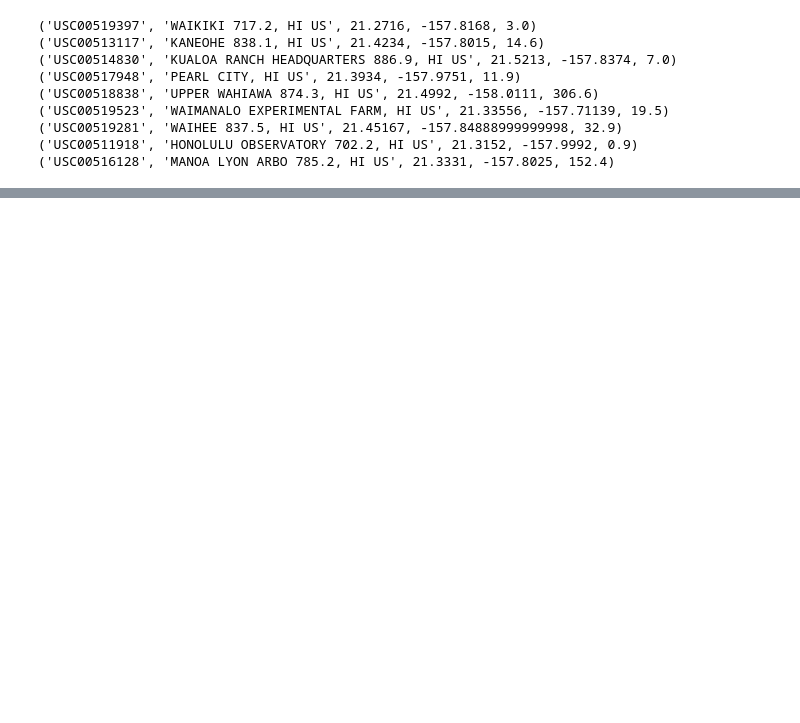
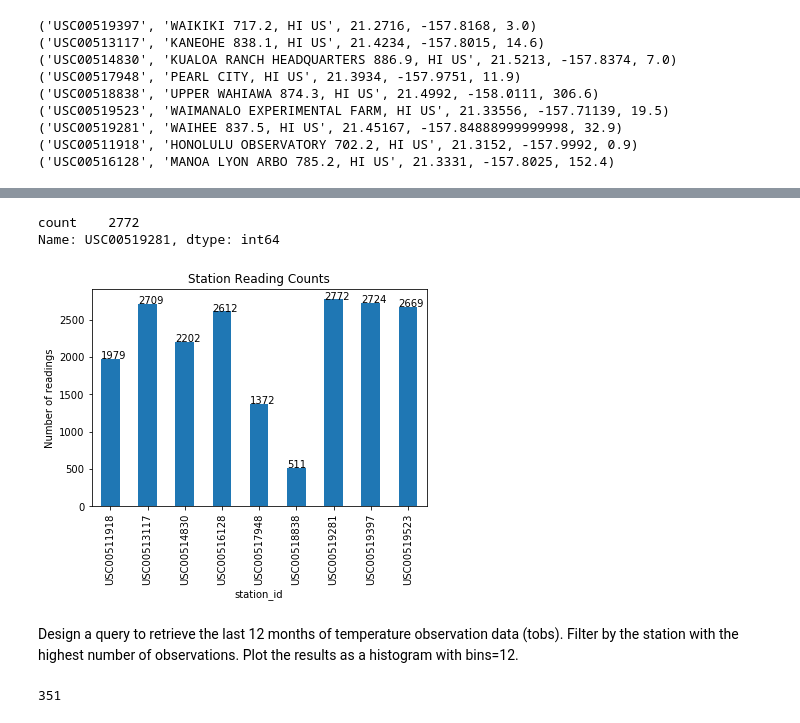
Before and after one commit to aerwemi/-Hawaii_climate_analysis, a Jupyter notebook: climate_analysis.ipynb, the cells around one changed output, grey strips where cells are left out. Saved outputs shown, nothing was run; the diff lists cells and outputs as text; code cells hidden in the pictures; blank space fills up the shorter version.

```diff
--- a/climate_analysis.ipynb
+++ b/climate_analysis.ipynb
@@ -201,0 +157,8 @@ cm.cool_r
+# %%
+# Reflect Database into ORM class
+from sqlalchemy.ext.automap import automap_base
+
+Base = automap_base()
+Base.prepare(engine, reflect=True)
+Stations = Base.classes.stations
+Measurements = Base.classes.measurements
@@ -201,0 +287,3 @@ cm.cool_r
+# %%
+from sqlalchemy import func
+q_stations=session.query(Measurements.station, func.count(Measurements.station)).group_by(Measurements.station).all()
@@ -201,0 +308,9 @@ cm.cool_r
+# %%
+st_id = [i[0] for i in q_stations]
+readings = [i[1] for i in q_stations]
+
+stations_read_count = pd.DataFrame(
+    {'station_id': st_id,
+     'count': readings
+    })
+stations_read_count
@@ -201,0 +328,21 @@ cm.cool_r
+# %%
+station_max=stations_read_count.loc[stations_read_count['count'].idxmax()]
+station_max
+# %% [output]
+count    2772
+Name: USC00519281, dtype: int64
+# %%
+stations_read_count.set_index('station_id', inplace=True)
+# %%
+ax=stations_read_count.plot(kind='bar', legend=False)
+for p in ax.patches:
+    ax.annotate(str(round(p.get_height())), (p.get_x(), p.get_height()))
+plt.title('Station Reading Counts')
+plt.ylabel('Number of readings')
+plt.show()
+# %% [output]
+[figure, added]
+# %% [markdown]
+Design a query to retrieve the last 12 months of temperature observation data (tobs).
+Filter by the station with the highest number of observations.
+Plot the results as a histogram with bins=12.
@@ -201,0 +351,4 @@ cm.cool_r
+# %%
+len(USC00519281_read) # check this if equal to the number exreacted erlier
+# %% [output]
+351
```
Also changed, not shown: parts of 73 cells of this notebook.
